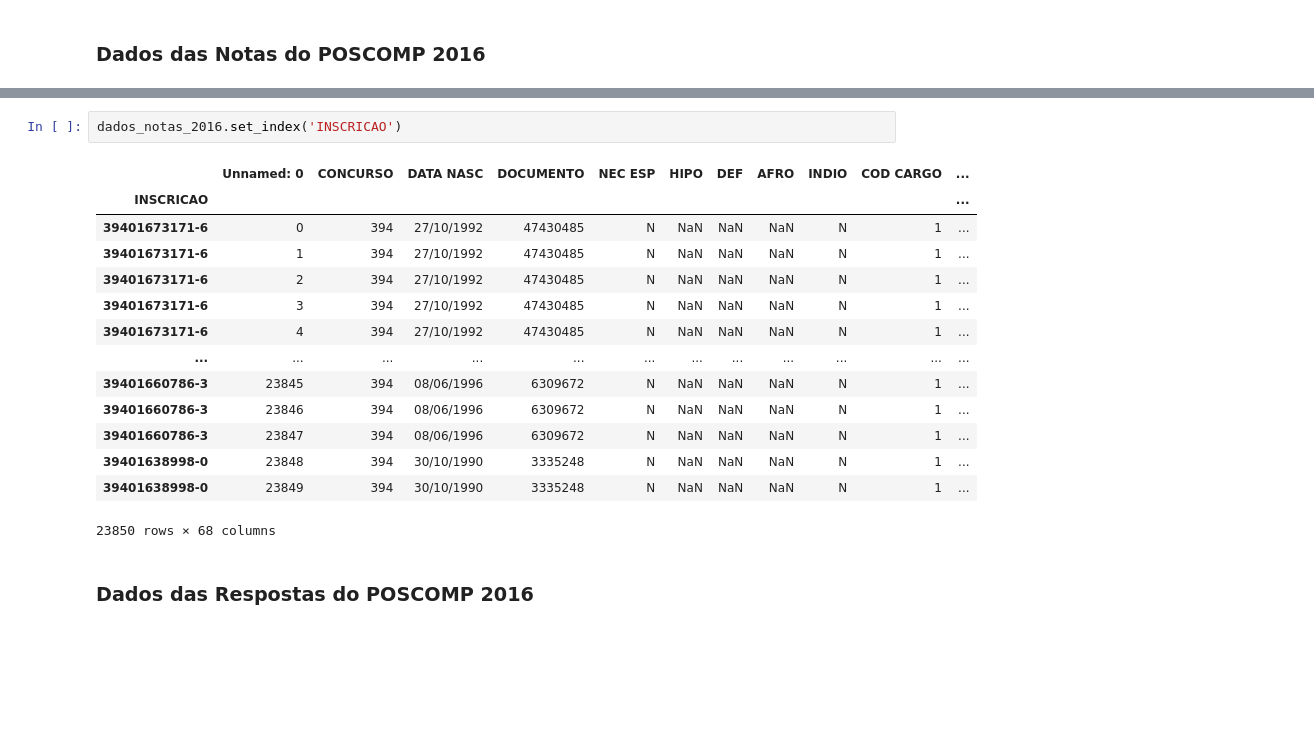
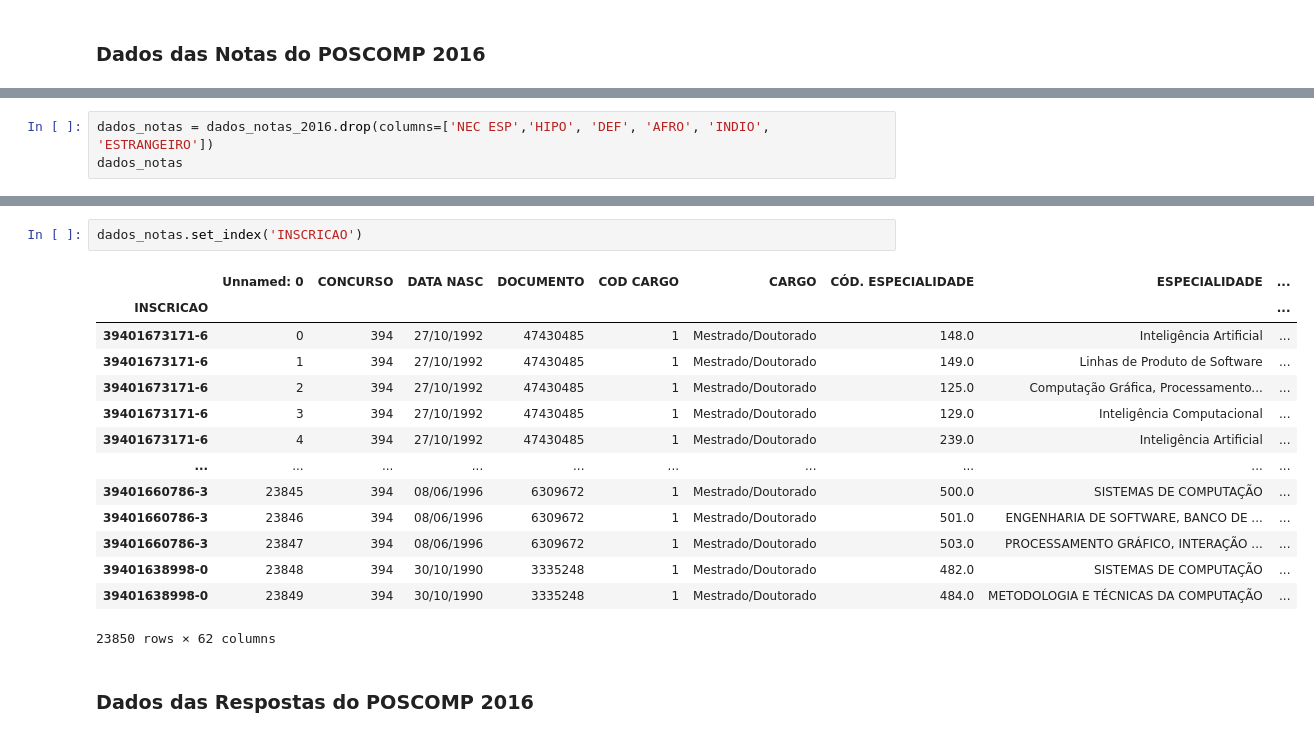
Before and after one commit to jeancarloscc/OrientPOSCOMP-System, a Jupyter notebook: processamento_dados.ipynb, the cells around one changed output, grey strips where cells are left out. Drawn from its saved outputs; the diff is of its cells as text; blank space fills up the shorter version.

```diff
--- a/processamento_dados.ipynb
+++ b/processamento_dados.ipynb
@@ -102,0 +91,3 @@ dados_notas_2016
+# %%
+dados_notas = dados_notas_2016.drop(columns=['NEC ESP','HIPO', 'DEF', 'AFRO', 'INDIO', 'ESTRANGEIRO'])
+dados_notas
@@ -103,20 +108,20 @@ dados_notas_2016
 # %%
-dados_notas_2016.set_index('INSCRICAO')
+dados_notas.set_index('INSCRICAO')
 # %% [output]
-|  | Unnamed: 0 | CONCURSO | DATA NASC | DOCUMENTO | NEC ESP | HIPO | DEF | AFRO | INDIO | COD CARGO | ... |
-| INSCRICAO |  |  |  |  |  |  |  |  |  |  | ... |
-| 39401673171-6 | 0 | 394 | 27/10/1992 | 47430485 | N | NaN | NaN | NaN | N | 1 | ... |
-| 39401673171-6 | 1 | 394 | 27/10/1992 | 47430485 | N | NaN | NaN | NaN | N | 1 | ... |
-| 39401673171-6 | 2 | 394 | 27/10/1992 | 47430485 | N | NaN | NaN | NaN | N | 1 | ... |
-| 39401673171-6 | 3 | 394 | 27/10/1992 | 47430485 | N | NaN | NaN | NaN | N | 1 | ... |
-| 39401673171-6 | 4 | 394 | 27/10/1992 | 47430485 | N | NaN | NaN | NaN | N | 1 | ... |
-| ... | ... | ... | ... | ... | ... | ... | ... | ... | ... | ... | ... |
-| 39401660786-3 | 23845 | 394 | 08/06/1996 | 6309672 | N | NaN | NaN | NaN | N | 1 | ... |
-| 39401660786-3 | 23846 | 394 | 08/06/1996 | 6309672 | N | NaN | NaN | NaN | N | 1 | ... |
-| 39401660786-3 | 23847 | 394 | 08/06/1996 | 6309672 | N | NaN | NaN | NaN | N | 1 | ... |
-| 39401638998-0 | 23848 | 394 | 30/10/1990 | 3335248 | N | NaN | NaN | NaN | N | 1 | ... |
-| 39401638998-0 | 23849 | 394 | 30/10/1990 | 3335248 | N | NaN | NaN | NaN | N | 1 | ... |
+|  | Unnamed: 0 | CONCURSO | DATA NASC | DOCUMENTO | COD CARGO | CARGO | CÓD. ESPECIALIDADE | ESPECIALIDADE | ... |
+| INSCRICAO |  |  |  |  |  |  |  |  | ... |
+| 39401673171-6 | 0 | 394 | 27/10/1992 | 47430485 | 1 | Mestrado/Doutorado | 148.0 | Inteligência Artificial | ... |
+| 39401673171-6 | 1 | 394 | 27/10/1992 | 47430485 | 1 | Mestrado/Doutorado | 149.0 | Linhas de Produto de Software | ... |
+| 39401673171-6 | 2 | 394 | 27/10/1992 | 47430485 | 1 | Mestrado/Doutorado | 125.0 | Computação Gráfica, Processamento... | ... |
+| 39401673171-6 | 3 | 394 | 27/10/1992 | 47430485 | 1 | Mestrado/Doutorado | 129.0 | Inteligência Computacional | ... |
+| 39401673171-6 | 4 | 394 | 27/10/1992 | 47430485 | 1 | Mestrado/Doutorado | 239.0 | Inteligência Artificial | ... |
+| ... | ... | ... | ... | ... | ... | ... | ... | ... | ... |
+| 39401660786-3 | 23845 | 394 | 08/06/1996 | 6309672 | 1 | Mestrado/Doutorado | 500.0 | SISTEMAS DE COMPUTAÇÃO | ... |
+| 39401660786-3 | 23846 | 394 | 08/06/1996 | 6309672 | 1 | Mestrado/Doutorado | 501.0 | ENGENHARIA DE SOFTWARE, BANCO DE ... | ... |
+| 39401660786-3 | 23847 | 394 | 08/06/1996 | 6309672 | 1 | Mestrado/Doutorado | 503.0 | PROCESSAMENTO GRÁFICO, INTERAÇÃO ... | ... |
+| 39401638998-0 | 23848 | 394 | 30/10/1990 | 3335248 | 1 | Mestrado/Doutorado | 482.0 | SISTEMAS DE COMPUTAÇÃO | ... |
+| 39401638998-0 | 23849 | 394 | 30/10/1990 | 3335248 | 1 | Mestrado/Doutorado | 484.0 | METODOLOGIA E TÉCNICAS DA COMPUTAÇÃO | ... |
-23850 rows × 68 columns
+23850 rows × 62 columns
 # %% [markdown]
 ### Dados das Respostas do POSCOMP 2016
 # %%
```
Also changed, not shown: parts of 14 cells of this notebook, 14 other files.
